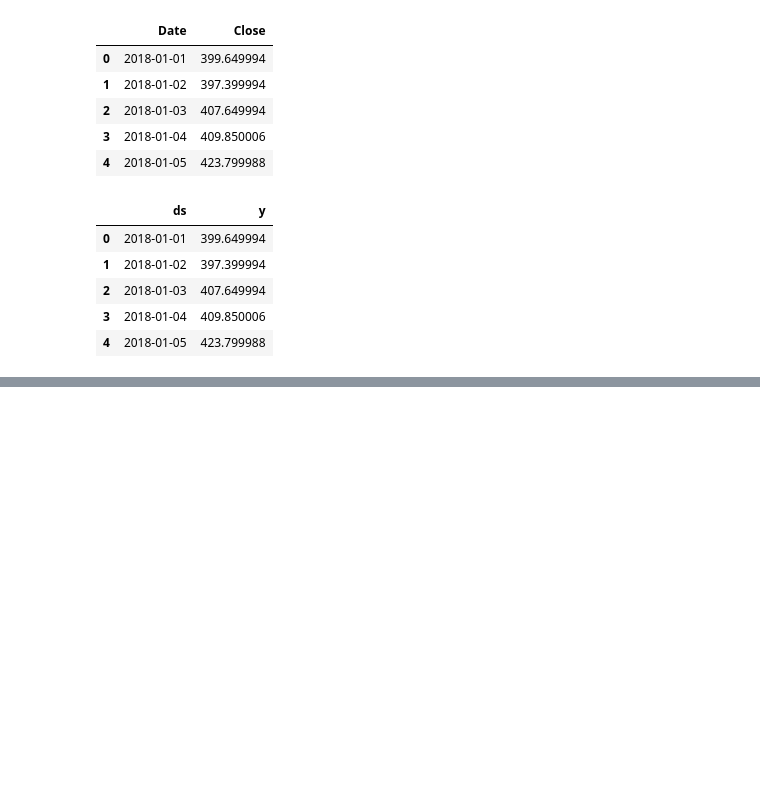
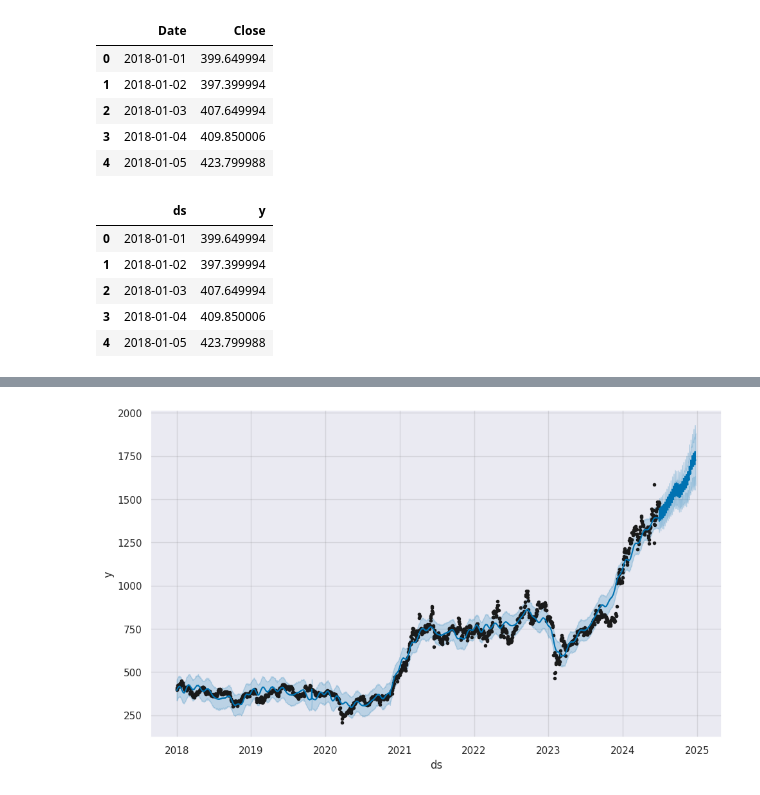
Before and after one commit to KOWSALYAAARU/test_app, a Jupyter notebook: time_series_forecasting_casestudy_1.ipynb, the cells around one changed output, grey strips where cells are left out. Saved outputs shown, nothing was run; the diff lists cells and outputs as text; code cells hidden in the pictures; blank space fills up the shorter version.

```diff
--- a/time_series_forecasting_casestudy_1.ipynb
+++ b/time_series_forecasting_casestudy_1.ipynb
@@ -746,0 +749,3 @@ df_prophet.head()
+# %%
+m = Prophet()
+model = m.fit(df_prophet)
@@ -746,0 +787,3 @@ df_prophet.head()
+# %%
+future_data = model.make_future_dataframe(periods = 180,freq = 'D')
+future_data.tail()
@@ -746,0 +825,3 @@ df_prophet.head()
+# %%
+prediction = model.predict(future_data)
+prediction
@@ -746,0 +861,5 @@ df_prophet.head()
+# %%
+model.plot(prediction)
+plt.show()
+# %% [output]
+[figure, added]
```
Also changed, not shown: parts of 13 cells of this notebook.
